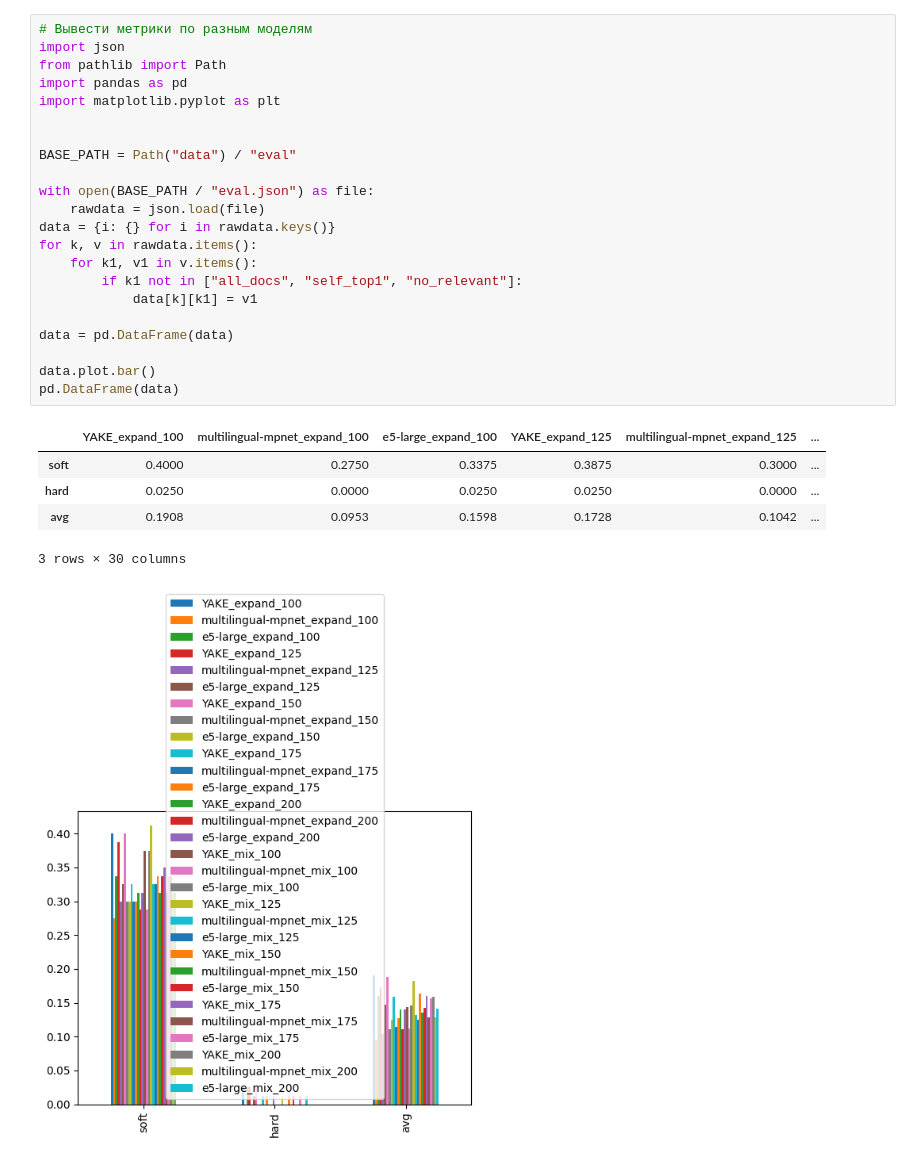
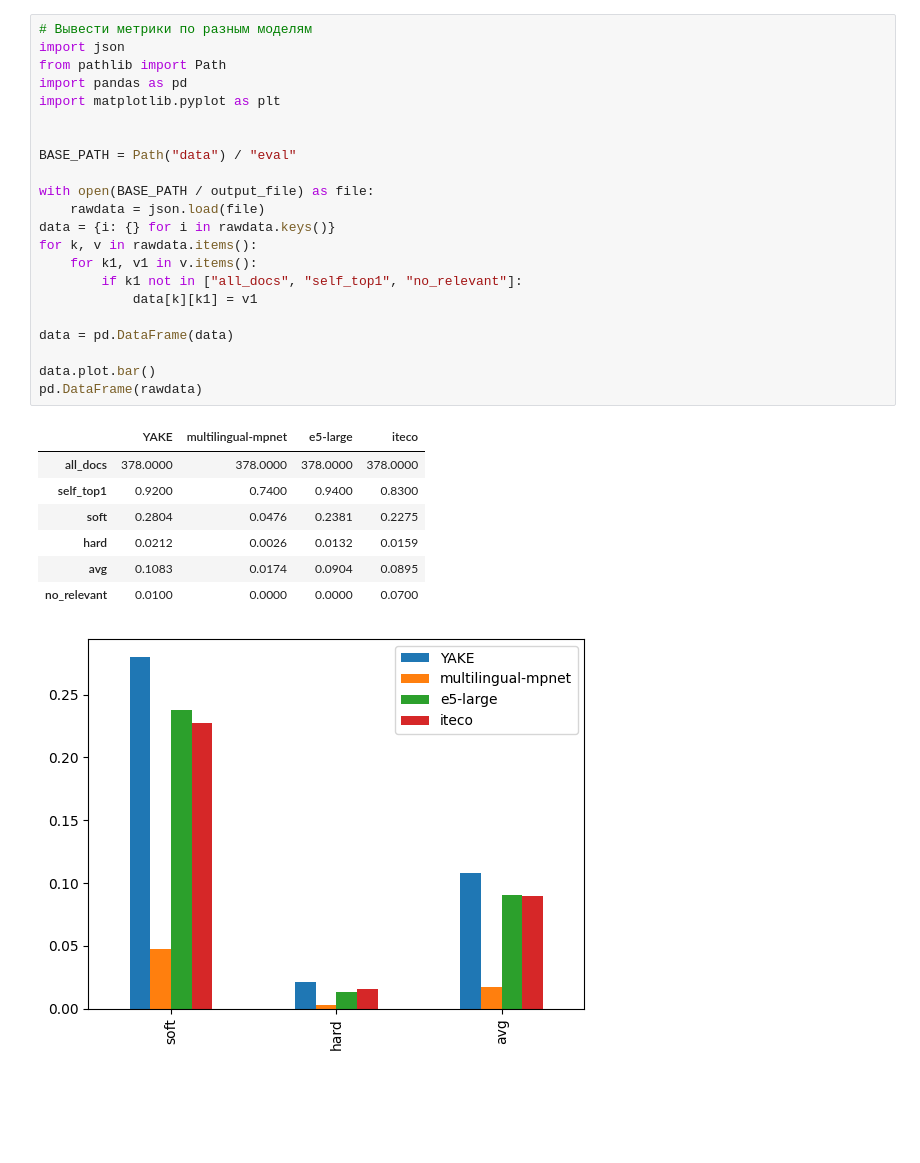
Before and after one commit to Ramnck/term-vector-extraction, a Jupyter notebook: vaildate.ipynb, the cells around one changed output. Cells and saved outputs as stored; diff of their text form; blank space fills up the shorter version.

```diff
--- a/vaildate.ipynb
+++ b/vaildate.ipynb
@@ -111,32 +118,34 @@ no_relevant - 0
 # %%
 # Вывести метрики по разным моделям
 import json
 from pathlib import Path
 import pandas as pd
 import matplotlib.pyplot as plt
 
 
 BASE_PATH = Path("data") / "eval"
 
-with open(BASE_PATH / "eval.json") as file:
+with open(BASE_PATH / output_file) as file:
     rawdata = json.load(file)
 data = {i: {} for i in rawdata.keys()}
 for k, v in rawdata.items():
     for k1, v1 in v.items():
         if k1 not in ["all_docs", "self_top1", "no_relevant"]:
             data[k][k1] = v1
 
 data = pd.DataFrame(data)
 
 data.plot.bar()
-pd.DataFrame(data)
+pd.DataFrame(rawdata)
 # %% [output]
-|  | YAKE_expand_100 | multilingual-mpnet_expand_100 | e5-large_expand_100 | YAKE_expand_125 | multilingual-mpnet_expand_125 | ... |
-| soft | 0.4000 | 0.2750 | 0.3375 | 0.3875 | 0.3000 | ... |
-| hard | 0.0250 | 0.0000 | 0.0250 | 0.0250 | 0.0000 | ... |
-| avg | 0.1908 | 0.0953 | 0.1598 | 0.1728 | 0.1042 | ... |
+|  | YAKE | multilingual-mpnet | e5-large | iteco |
+| all_docs | 378.0000 | 378.0000 | 378.0000 | 378.0000 |
+| self_top1 | 0.9200 | 0.7400 | 0.9400 | 0.8300 |
+| soft | 0.2804 | 0.0476 | 0.2381 | 0.2275 |
+| hard | 0.0212 | 0.0026 | 0.0132 | 0.0159 |
+| avg | 0.1083 | 0.0174 | 0.0904 | 0.0895 |
+| no_relevant | 0.0100 | 0.0000 | 0.0000 | 0.0700 |
-3 rows × 30 columns
-[figure, old version]
+[figure, new version]
 # %%
 # Разделить метрики по виду экстрактора
 
```
Also changed, not shown: parts of 12 cells of this notebook, 10 other files.
